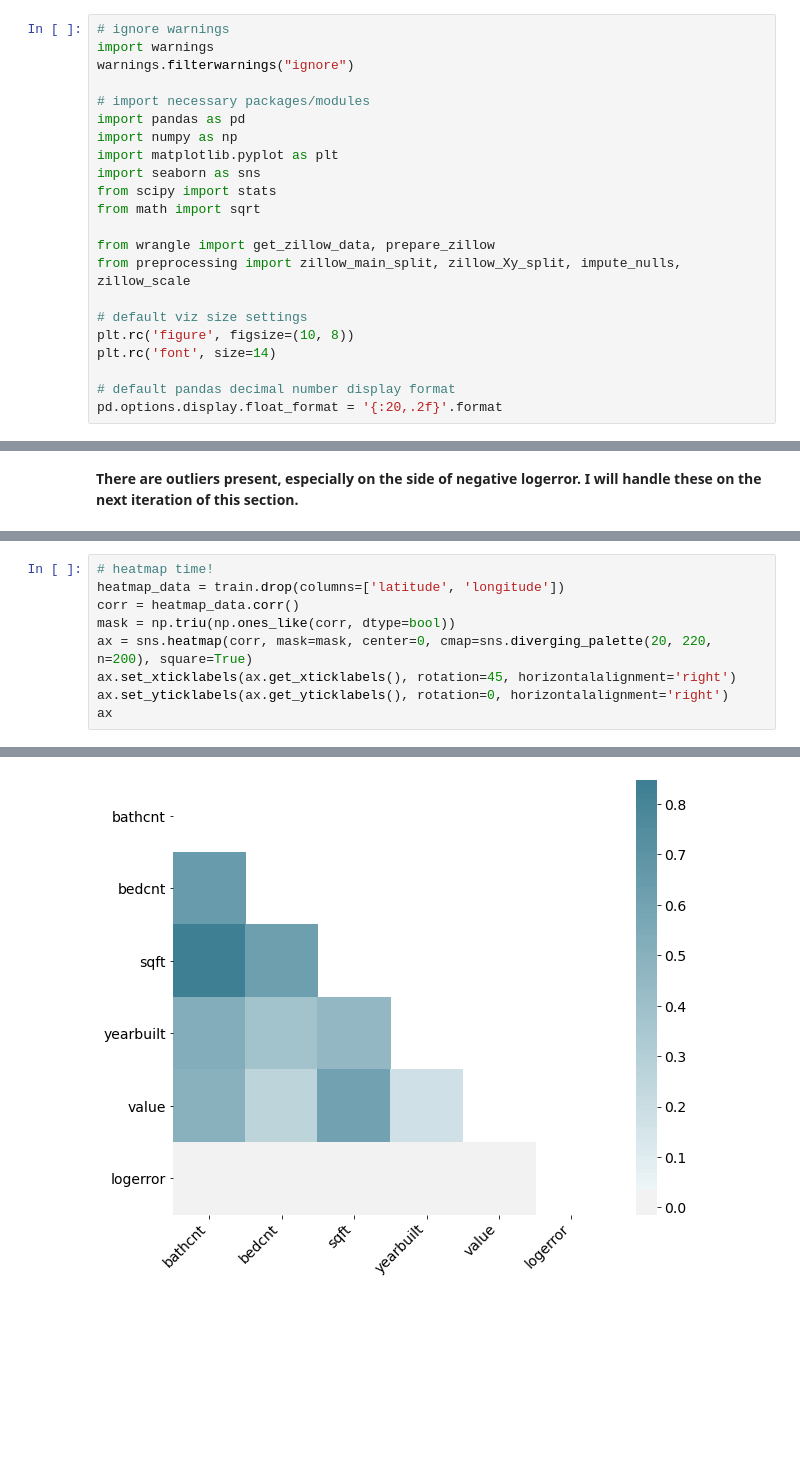
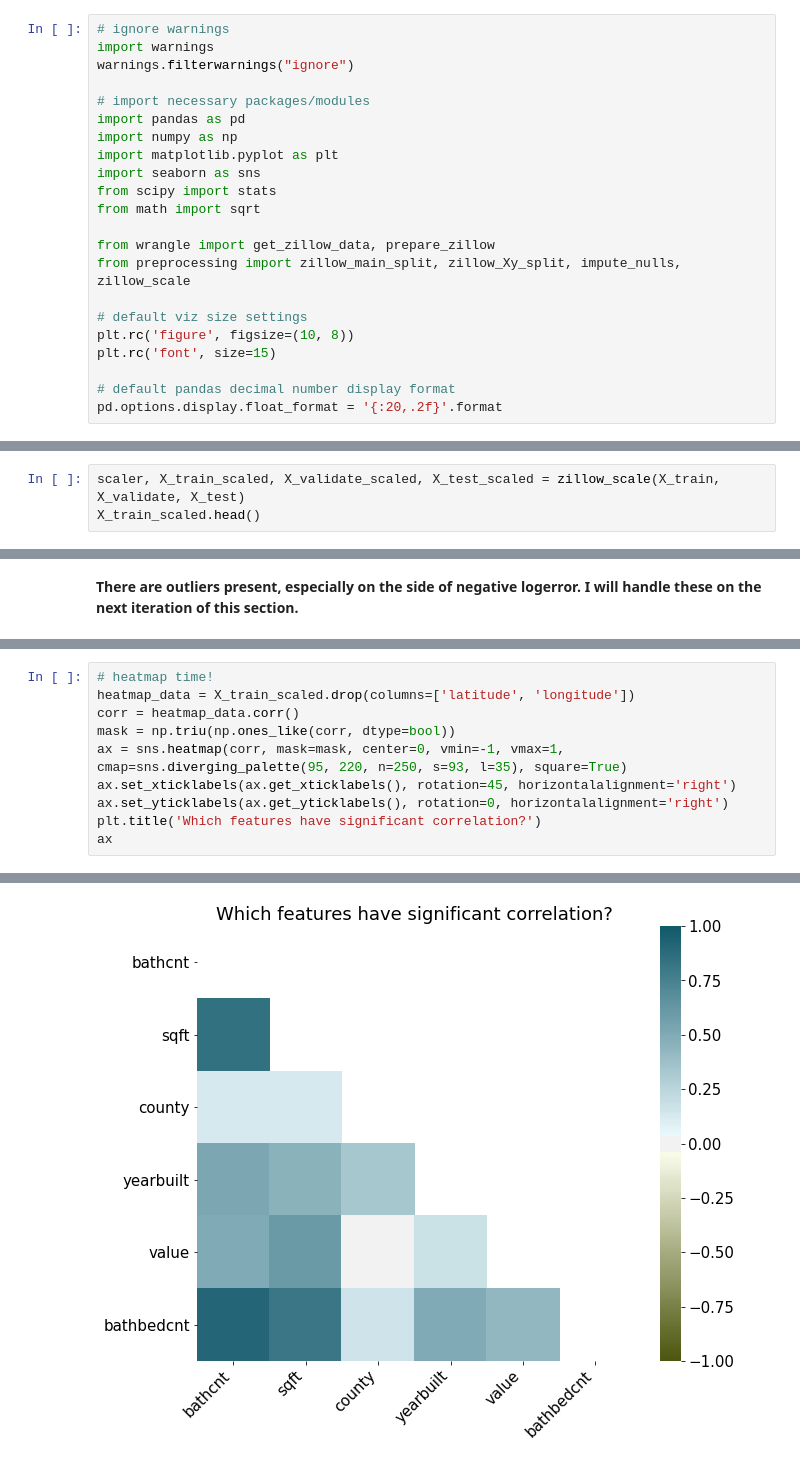
Before and after one commit to KwameTaylor/kwames-zillow-zestimates-error-control, a Jupyter notebook: explore.ipynb, the cells around one changed output, grey strips where cells are left out. Saved outputs shown, nothing was run; the diff lists cells and outputs as text; blank space fills up the shorter version.

```diff
--- a/explore.ipynb
+++ b/explore.ipynb
@@ -28,7 +28,7 @@ from preprocessing import zillow_main_split, zillow_Xy_split, impute_nulls, zill
 
 # default viz size settings
 plt.rc('figure', figsize=(10, 8))
-plt.rc('font', size=14)
+plt.rc('font', size=15)
 
 # default pandas decimal number display format
 pd.options.display.float_format = '{:20,.2f}'.format
@@ -173,0 +176,3 @@ Shape of y test data: (10483,)
+# %%
+scaler, X_train_scaled, X_validate_scaled, X_test_scaled = zillow_scale(X_train, X_validate, X_test)
+X_train_scaled.head()
@@ -211,12 +200,13 @@ Index(['bathcnt', 'bedcnt', 'sqft', 'latitude', 'longitude', 'county',
 # %%
 # heatmap time!
-heatmap_data = train.drop(columns=['latitude', 'longitude'])
+heatmap_data = X_train_scaled.drop(columns=['latitude', 'longitude'])
 corr = heatmap_data.corr()
 mask = np.triu(np.ones_like(corr, dtype=bool))
-ax = sns.heatmap(corr, mask=mask, center=0, cmap=sns.diverging_palette(20, 220, n=200), square=True)
+ax = sns.heatmap(corr, mask=mask, center=0, vmin=-1, vmax=1, cmap=sns.diverging_palette(95, 220, n=250, s=93, l=35), square=True)
 ax.set_xticklabels(ax.get_xticklabels(), rotation=45, horizontalalignment='right')
 ax.set_yticklabels(ax.get_yticklabels(), rotation=0, horizontalalignment='right')
+plt.title('Which features have significant correlation?')
 ax
 # %% [output]
 <matplotlib.axes._subplots.AxesSubplot at 0x...>
-[figure, old version]
+[figure, new version]
```
Also changed, not shown: parts of 14 cells of this notebook, 2 other files.
